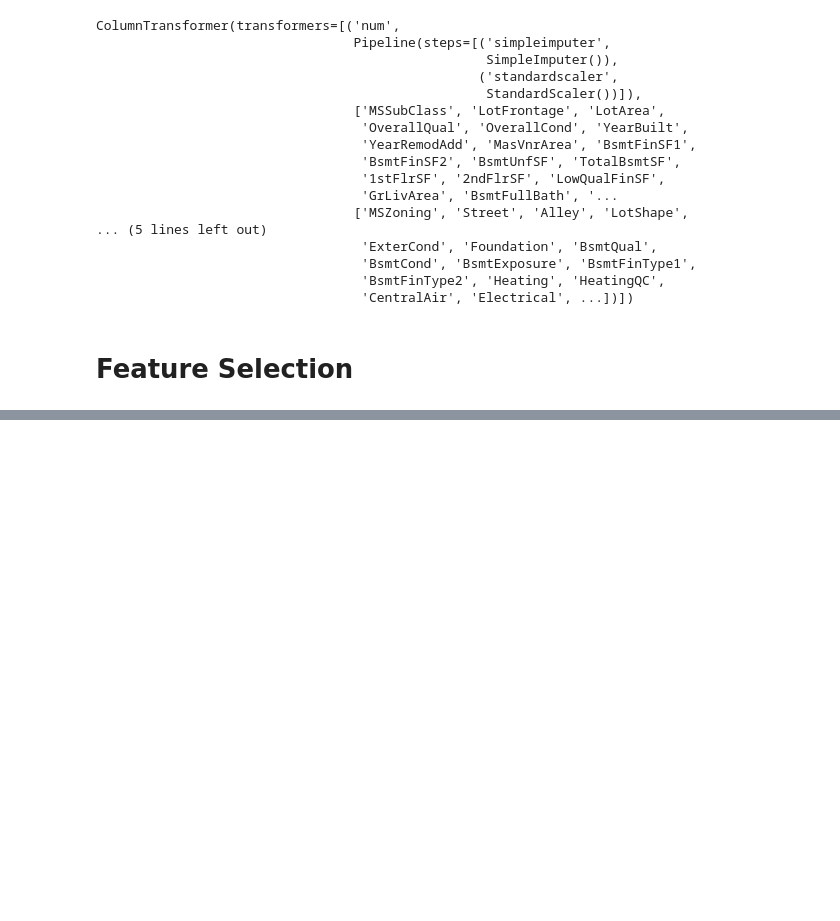
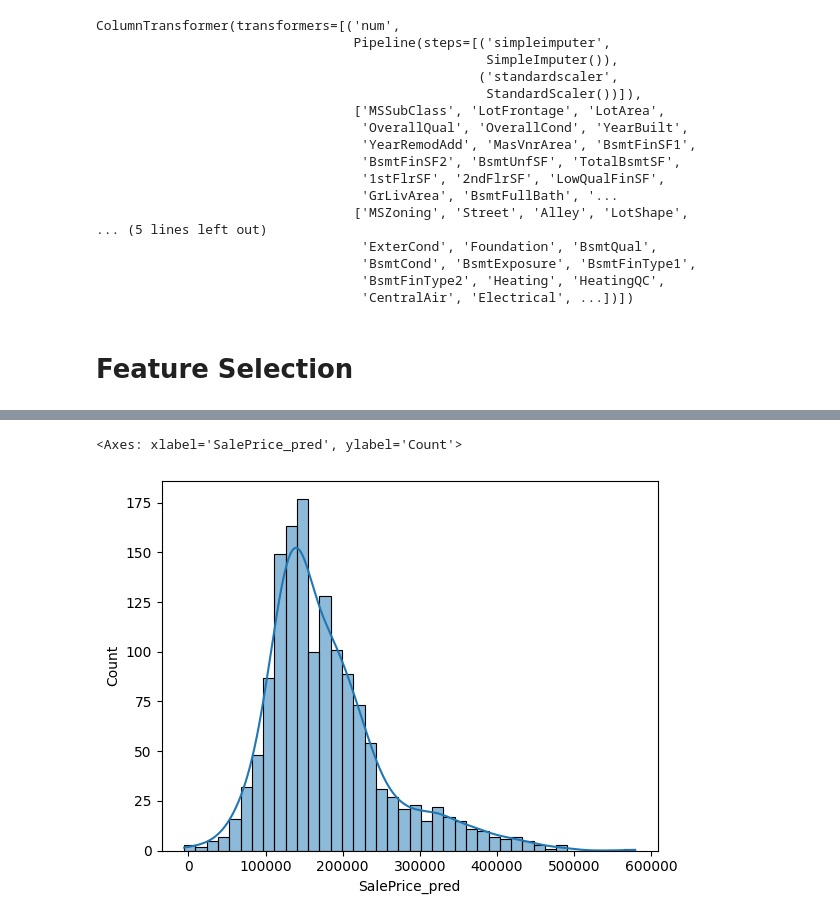
Before and after one commit to saurav13798/Machine-Learning, a Jupyter notebook: 6 Regression Project/RegProject.ipynb, the cells around one changed output, grey strips where cells are left out. Drawn from its saved outputs; the diff is of its cells as text; code cells hidden in the pictures; blank space fills up the shorter version.

```diff
--- a/6 Regression Project/RegProject.ipynb
+++ b/6 Regression Project/RegProject.ipynb
@@ -261,0 +725,3 @@ from sklearn.feature_selection import SequentialFeatureSelector
+# %%
+preds = best_ridge.predict(xnew_pre)
+preds[0:5]
@@ -261,0 +731,3 @@ from sklearn.feature_selection import SequentialFeatureSelector
+# %%
+res = xnew[["Id"]]
+res
@@ -261,0 +748,5 @@ from sklearn.feature_selection import SequentialFeatureSelector
+# %%
+res["SalePrice_pred"] = preds
+# %%
+res = res.round(2)
+res
@@ -261,0 +767,5 @@ from sklearn.feature_selection import SequentialFeatureSelector
+# %%
+sns.histplot(data=res, x="SalePrice_pred", kde=True)
+# %% [output]
+<Axes: xlabel='SalePrice_pred', ylabel='Count'>
+[figure, added]
```
Also changed, not shown: parts of 65 cells of this notebook, 1 other file.
